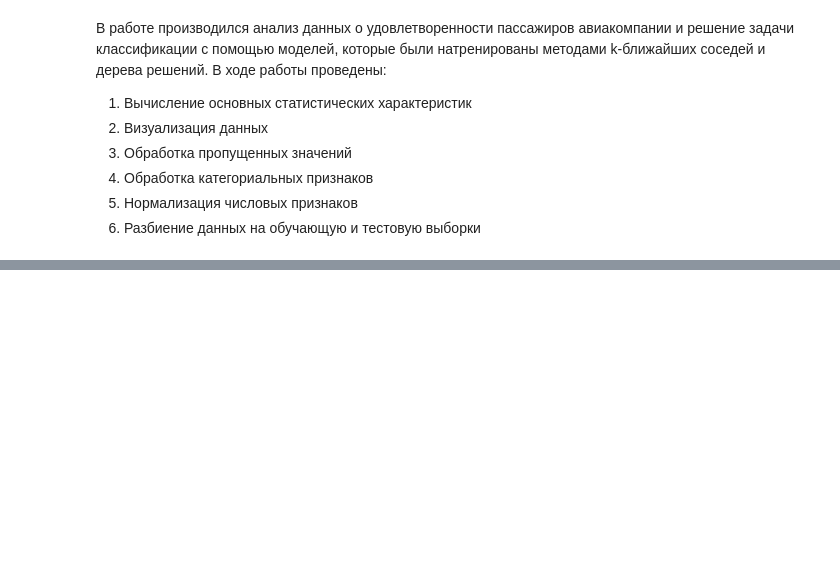
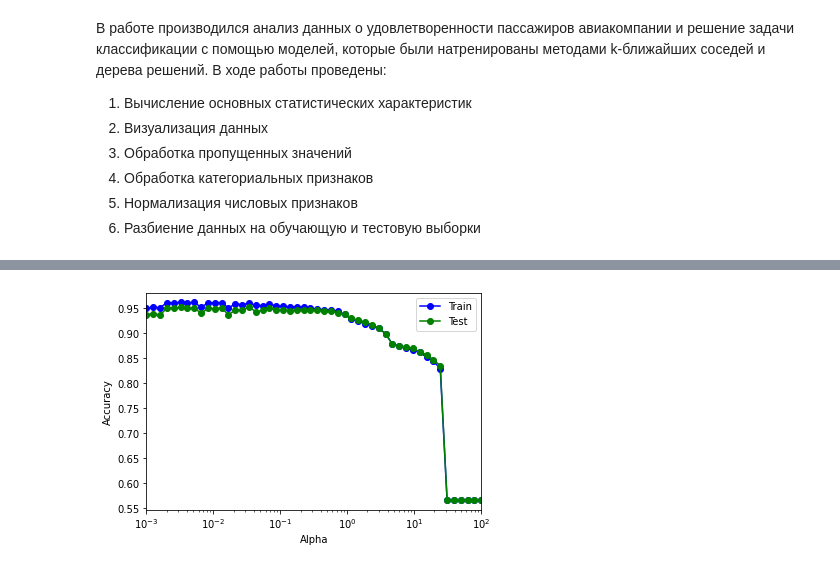
Before and after one commit to Reloadif/MachineLearningCourse, a Jupyter notebook: HomeWork2/MachineLearningCourse.ipynb, the cells around one changed output, grey strips where cells are left out. Saved outputs shown, nothing was run; the diff lists cells and outputs as text; code cells hidden in the pictures; blank space fills up the shorter version.

```diff
--- a/HomeWork2/MachineLearningCourse.ipynb
+++ b/HomeWork2/MachineLearningCourse.ipynb
@@ -384,0 +420,9 @@ print("Среднеквадратическая ошибка. Обучающая
+# %%
+rf = ensemble.RandomForestClassifier(n_estimators = 1000)
+rf.fit(x_train, y_train)
+
+y_test_pred = rf.predict(x_test)
+y_train_pred = rf.predict(x_train)
+
+print("Оценка точности. Обучающая {:.2f}%, тестовая {:.2f}%".format(accuracy_score(y_train, y_train_pred) * 100, accuracy_score(y_test, y_test_pred) * 100))
+print("Среднеквадратическая ошибка. Обучающая {:.2f}%, тестовая {:.2f}%".format(mean_squared_error(y_train, y_train_pred) * 100, mean_squared_error(y_test, y_test_pred) * 100), end="\n\n")
@@ -384,0 +583,36 @@ print("Среднеквадратическая ошибка. Обучающая
+# %%
+alpha_arr = numpy.logspace(-3, 2, 50)
+test_err = []
+train_err = []
+train_acc = []
+test_acc = []
+
+for alpha in tqdm(alpha_arr):
+    mlp = MLPClassifier(alpha=alpha,
+                        hidden_layer_sizes=(25,40),
+                        solver='adam',
+                        activation='relu',
+                        max_iter=1000,
+                        random_state=42
+                        )
+    mlp.fit(x_train, y_train)
+
+    y_train_pred = mlp.predict(x_train)
+    y_test_pred = mlp.predict(x_test)
+
+    train_err.append(numpy.mean(y_train != y_train_pred))
+    test_err.append(numpy.mean(y_test != y_test_pred))
+    train_acc.append(accuracy_score(y_train, y_train_pred))
+    test_acc.append(accuracy_score(y_test, y_test_pred))
+# %%
+pyplot.xlabel('Alpha')
+pyplot.ylabel('Accuracy')
+
+pyplot.semilogx(alpha_arr, train_acc, 'b-o', label = 'Train')
+pyplot.semilogx(alpha_arr, test_acc, 'g-o', label = 'Test')
+pyplot.legend()
+
+pyplot.xlim([numpy.min(alpha_arr), numpy.max(alpha_arr)])
+pass
+# %% [output]
+[figure, added]
```
Also changed, not shown: parts of 33 cells of this notebook.
